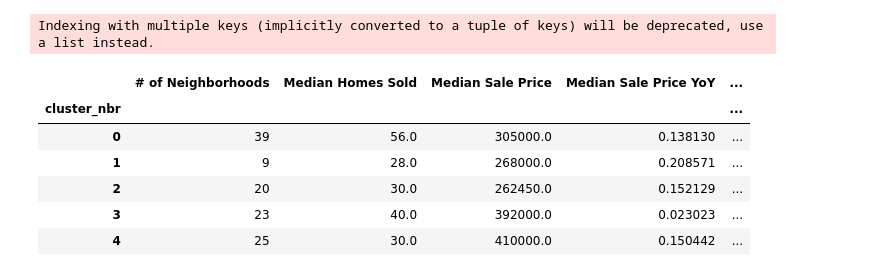
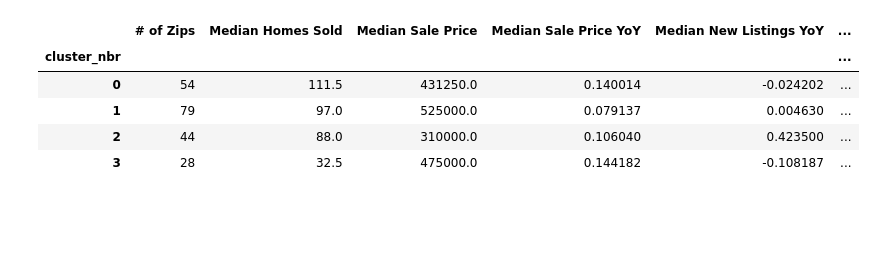
Before and after one commit to lrhf97/real_estate_neighborhood, a Jupyter notebook: RE_neighborhood_chart.ipynb, the cells around one changed output. Cells and saved outputs as stored; diff of their text form; code cells hidden in the pictures; blank space fills up the shorter version.

```diff
--- a/RE_neighborhood_chart.ipynb
+++ b/RE_neighborhood_chart.ipynb
@@ -5,7 +5,7 @@ import numpy as np
 import plotly.graph_objects as go
 
 #Read the cluster data
-df_VA=pd.read_csv('df_VA2.csv',index_col=[0])
+dfzc=pd.read_csv('df_VAZc.csv',index_col=[0])
 Fields=[
 'region',
 'period_begin',
@@ -26,27 +26,25 @@ Fields=[
 '2'
 ]
 #Only select fields that are needed in this visualization
-df_VA=df_VA[Fields]
+df_VA=dfzc[Fields]
 # %%
 #Rename fields to make them easier to understand
-df = df_VA.rename({'region': 'Neighborhood', '0': 'PC1','1':'PC2','2':'PC3'}, axis=1)
+df = df_VA.rename({'region': 'Zip_Code', '0': 'PC1','1':'PC2','2':'PC3'}, axis=1)
 df['cluster_nbr'] = df['cluster_nbr'].apply(str) #Change data type for cluster_nbr
 
 #Create summary statistics for clusters. Calucating medians for the following metrics at cluster level
 df1=df.groupby(['cluster_nbr'])['cluster_nbr'].count()
 df2=df.groupby(['cluster_nbr'])['homes_sold','median_sale_price','median_sale_price_yoy','new_listings_yoy','avg_sale_to_list','median_dom','median_dom_yoy'].median()
 df_summary=pd.concat([df1, df2],axis=1)
-df_summary = df_summary.rename({'cluster_nbr': '# of Neighborhoods','homes_sold':'Median Homes Sold','median_sale_price':'Median Sale Price','median_sale_price_yoy':'Median Sale Price YoY','new_listings_yoy':'Median New Listings YoY','avg_sale_to_list':'Median Sale-to-List Ratio','median_dom':'Median Days on Market','median_dom_yoy':'Median Days on Market YoY (days)'}, axis=1)
+df_summary = df_summary.rename({'cluster_nbr': '# of Zips','homes_sold':'Median Homes Sold','median_sale_price':'Median Sale Price','median_sale_price_yoy':'Median Sale Price YoY','new_listings_yoy':'Median New Listings YoY','avg_sale_to_list':'Median Sale-to-List Ratio','median_dom':'Median Days on Market','median_dom_yoy':'Median Days on Market YoY (days)'}, axis=1)
 df_summary
 # %% [output]
-Indexing with multiple keys (implicitly converted to a tuple of keys) will be deprecated, use a list instead.
-|  | # of Neighborhoods | Median Homes Sold | Median Sale Price | Median Sale Price YoY | ... |
-| cluster_nbr |  |  |  |  | ... |
-| 0 | 39 | 56.0 | 305000.0 | 0.138130 | ... |
-| 1 | 9 | 28.0 | 268000.0 | 0.208571 | ... |
-| 2 | 20 | 30.0 | 262450.0 | 0.152129 | ... |
-| 3 | 23 | 40.0 | 392000.0 | 0.023023 | ... |
-| 4 | 25 | 30.0 | 410000.0 | 0.150442 | ... |
+|  | # of Zips | Median Homes Sold | Median Sale Price | Median Sale Price YoY | Median New Listings YoY | ... |
+| cluster_nbr |  |  |  |  |  | ... |
+| 0 | 54 | 111.5 | 431250.0 | 0.140014 | -0.024202 | ... |
+| 1 | 79 | 97.0 | 525000.0 | 0.079137 | 0.004630 | ... |
+| 2 | 44 | 88.0 | 310000.0 | 0.106040 | 0.423500 | ... |
+| 3 | 28 | 32.5 | 475000.0 | 0.144182 | -0.108187 | ... |
 # %%
 #Add cluster description to the dataframe
 def f(row):
```
Also changed, not shown: parts of 4 cells of this notebook, 2 other files.
